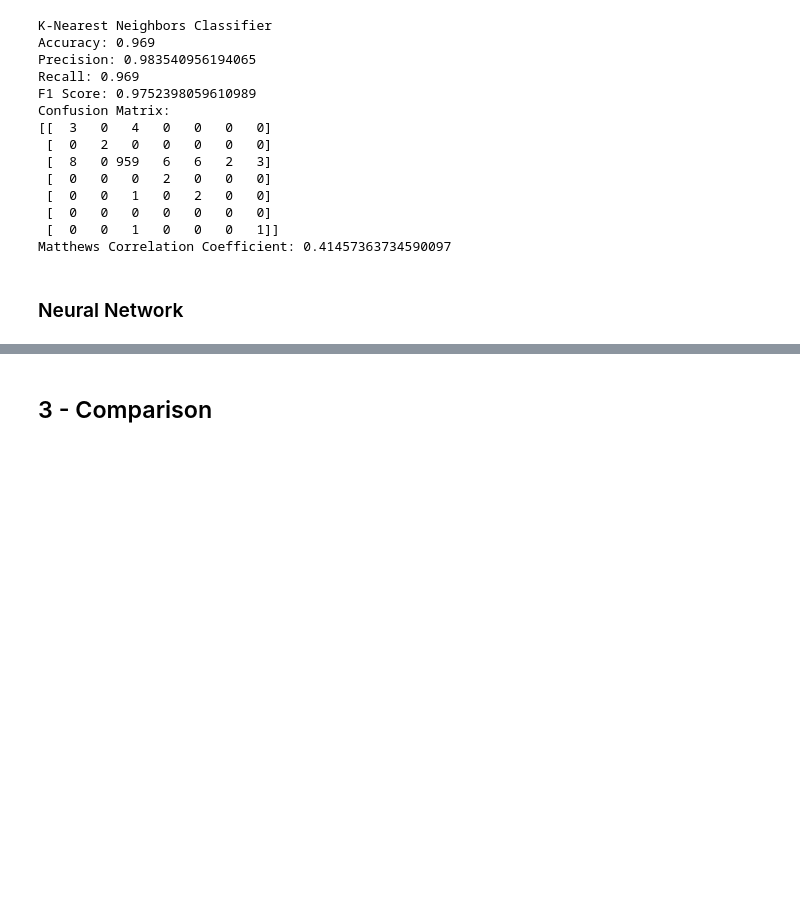
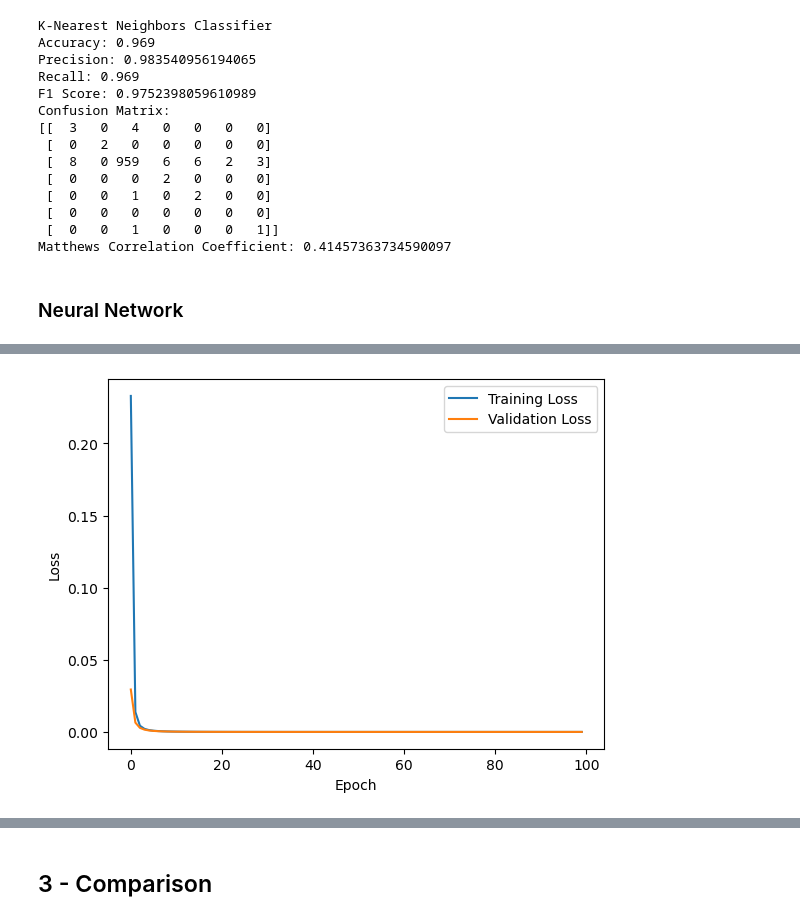
Before and after one commit to ascharie/CS349---Group8, a Jupyter notebook: Final Project/Main.ipynb, the cells around one changed output, grey strips where cells are left out. Saved outputs shown, nothing was run; the diff lists cells and outputs as text; code cells hidden in the pictures; blank space fills up the shorter version.

Commit message:
neural network

```diff
--- a/Final Project/Main.ipynb
+++ b/Final Project/Main.ipynb
@@ -416,0 +422,76 @@ y_train
+# %%
+
+# Parameters
+batch_size = 32
+epochs = 100
+learning_rate = 0.001
+device = 'cuda' if torch.cuda.is_available() else 'cpu'
+
+y_train_binary = y_train['Failure Mode'].apply(lambda x: 0 if x == 'no failure' else 1).astype('float32')
+y_val_binary = y_val['Failure Mode'].apply(lambda x: 0 if x == 'no failure' else 1).astype('float32')
+y_test_binary = y_test['Failure Mode'].apply(lambda x: 0 if x == 'no failure' else 1).astype('float32')
+
+train_dataset = Data(X_train, y_train_binary)
+valid_dataset = Data(X_val, y_val_binary)
+test_dataset = Data(X_test, y_test_binary)
+
+train_loader = DataLoader(train_dataset, batch_size=batch_size, shuffle=True)
+valid_loader = DataLoader(valid_dataset, batch_size=batch_size, shuffle=False)
+test_loader = DataLoader(test_dataset, batch_size=batch_size, shuffle=False)
+
+# Define Model
+model = FeedForward(
+    size_in=X_train.shape[1],
+    size_out=1,  # Assuming binary classification for failure/no-failure
+    k=64
+).to(device)
+
+
+criterion = nn.BCEWithLogitsLoss()
+
+optimizer = torch.optim.Adam(model.parameters(), lr=learning_rate)
+
+# Training Loop
+training_loss = []
+validation_loss = []
+for epoch in range(epochs):
+    avg_train_loss = train_model(model, train_loader, criterion, optimizer, device)
+    raw_preds, predictions, valid_accuracy, avg_valid_loss = evaluate_model(
+        model, valid_loader, criterion, device
+    )
+    training_loss.append(avg_train_loss)
+    validation_loss.append(avg_valid_loss)
+
+    # Ensure valid_accuracy is a scalar
+    print(f"Epoch {epoch}/{epochs} - Train Loss: {avg_train_loss:.4f}, "
+          f"Validation Loss: {avg_valid_loss:.4f}, Validation Accuracy: {float(valid_accuracy):.4f}")
+
+
+plt.plot(training_loss, label='Training Loss')
+plt.plot(validation_loss, label='Validation Loss')
+plt.xlabel('Epoch')
+plt.ylabel('Loss')
+plt.legend()
+plt.show()
+
+
+raw_preds, test_predictions, test_accuracy, _ = evaluate_model(model, test_loader, criterion, device)
+
+# Metrics
+test_precision = precision_score(y_test_binary, test_predictions)
+test_recall = recall_score(y_test_binary, test_predictions)
+test_f1 = f1_score(y_test_binary, test_predictions)
+test_confusion = confusion_matrix(y_test_binary, test_predictions)
+test_matthews = matthews_corrcoef(y_test_binary, test_predictions)
+
+
+# Print Results
+print('Feedforward Neural Network Classifier')
+print('Accuracy:', test_accuracy)
+print('Precision:', test_precision)
+print('Recall:', test_recall)
+print('F1 Score:', test_f1)
+print('Confusion Matrix:')
+print(test_confusion)
+print('Matthews Correlation Coefficient:', test_matthews)
+# %% [output]
@@ -416,0 +515 @@ y_train
+[figure, added]
```
Also changed, not shown: parts of 7 cells of this notebook.
